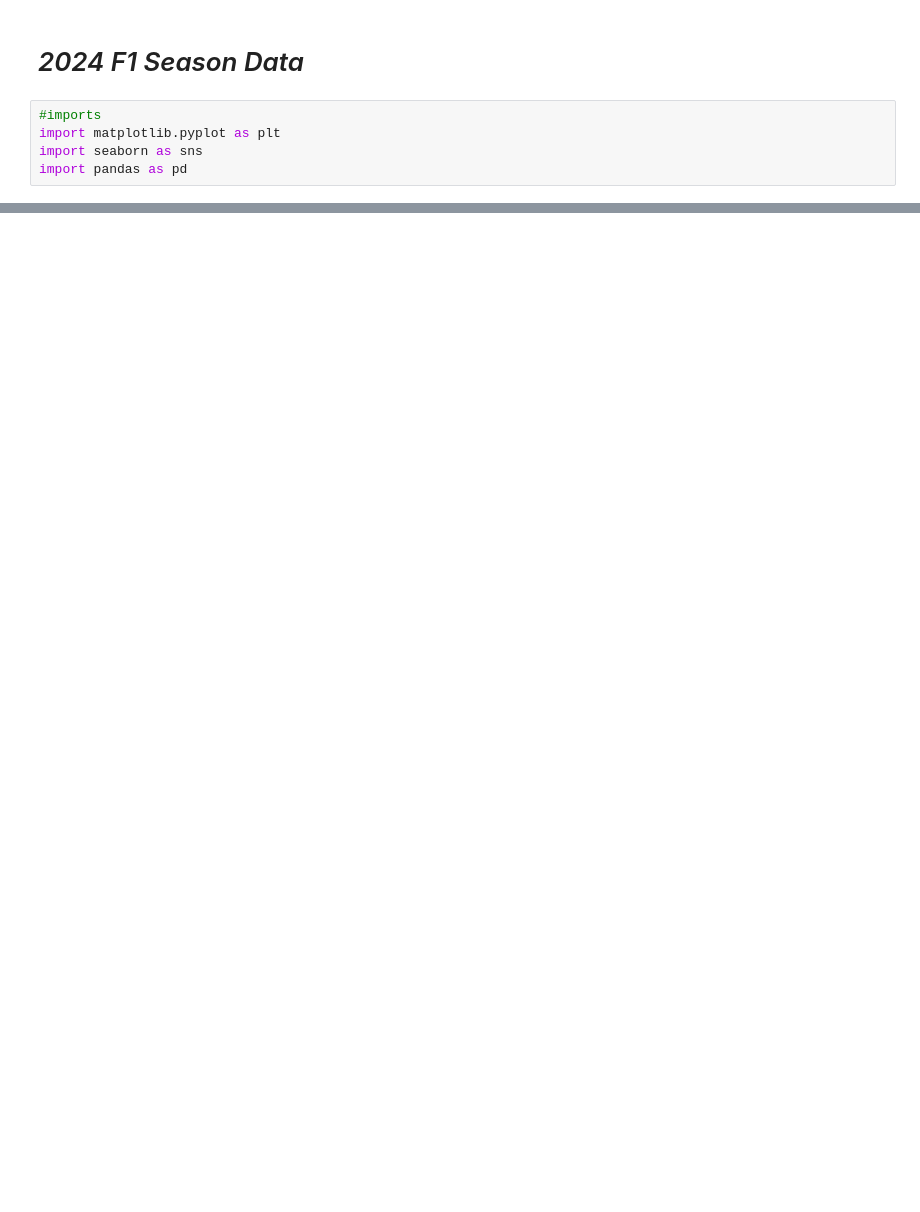
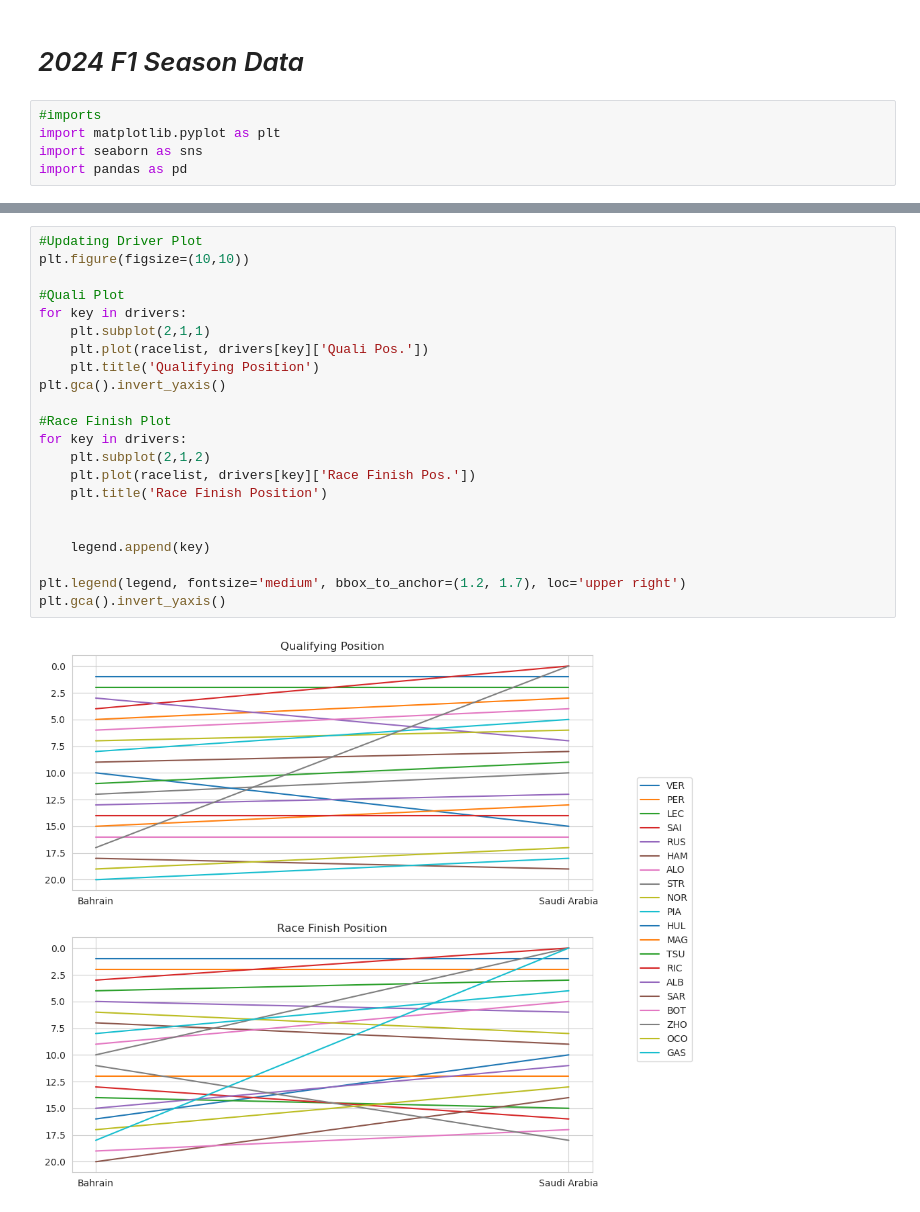
Before and after one commit to shirle21/projects, a Jupyter notebook: for-fun/in-progress/2024-f1.ipynb, the cells around one changed output, grey strips where cells are left out. Cells and saved outputs as stored; diff of their text form; blank space fills up the shorter version.

```diff
--- a/for-fun/in-progress/2024-f1.ipynb
+++ b/for-fun/in-progress/2024-f1.ipynb
@@ -43 +138,25 @@ team_standings = {
+# %%
+#Updating Driver Plot
+plt.figure(figsize=(10,10))
+
+#Quali Plot
+for key in drivers:
+    plt.subplot(2,1,1)
+    plt.plot(racelist, drivers[key]['Quali Pos.'])
+    plt.title('Qualifying Position')
+plt.gca().invert_yaxis()
+
+#Race Finish Plot
+for key in drivers:
+    plt.subplot(2,1,2)
+    plt.plot(racelist, drivers[key]['Race Finish Pos.'])
+    plt.title('Race Finish Position')
+
+
+    legend.append(key)
+
+plt.legend(legend, fontsize='medium', bbox_to_anchor=(1.2, 1.7), loc='upper right')
+plt.gca().invert_yaxis()
+# %% [output]
+[figure, added]
 # %%
```
Also changed, not shown: parts of 10 cells of this notebook.
